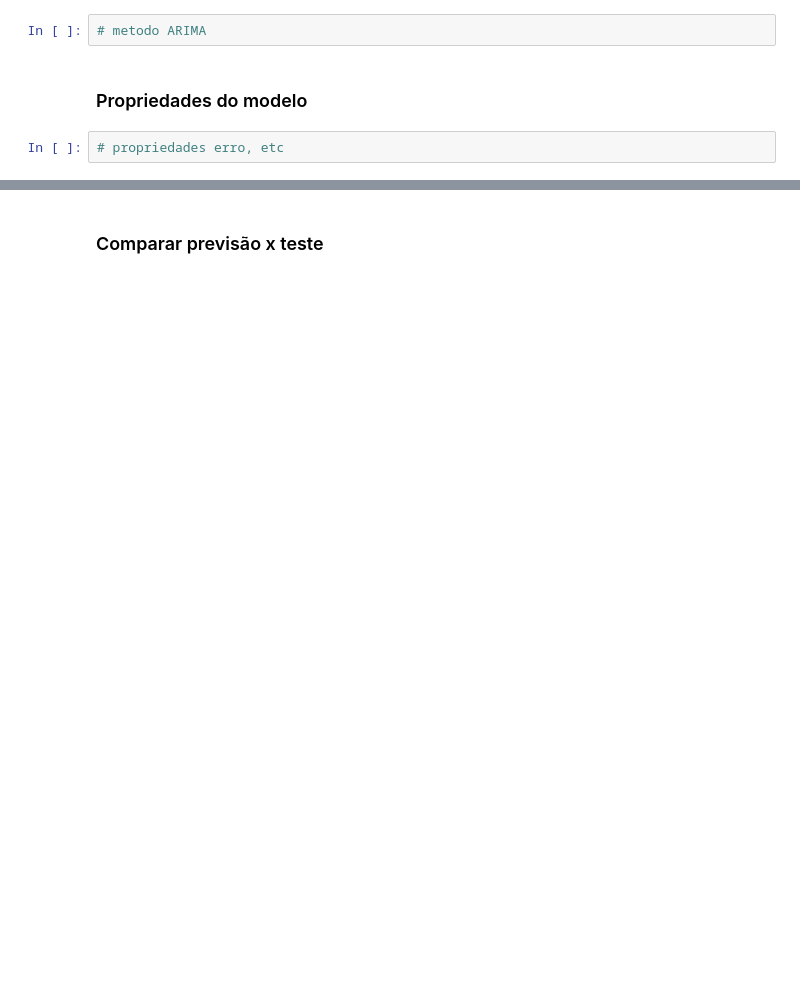
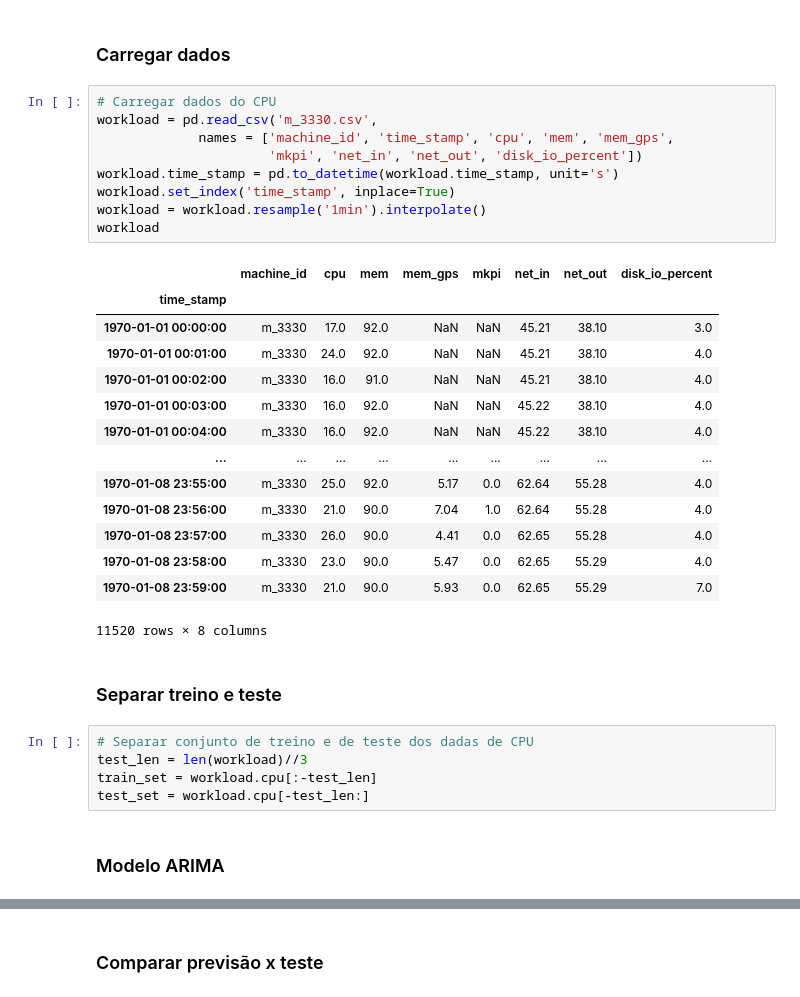
Before and after one commit to dssantos/cloud-predict, a Jupyter notebook: ARIMA.ipynb, the cells around one changed output, grey strips where cells are left out. Saved outputs shown, nothing was run; the diff lists cells and outputs as text; blank space fills up the shorter version.

```diff
--- a/ARIMA.ipynb
+++ b/ARIMA.ipynb
@@ -3,6 +13,35 @@
+# %% [markdown]
+### Carregar dados
 # %%
-# metodo ARIMA
+# Carregar dados do CPU
+workload = pd.read_csv('m_3330.csv',
+             names = ['machine_id', 'time_stamp', 'cpu', 'mem', 'mem_gps',
+                      'mkpi', 'net_in', 'net_out', 'disk_io_percent'])
+workload.time_stamp = pd.to_datetime(workload.time_stamp, unit='s')
+workload.set_index('time_stamp', inplace=True)
+workload = workload.resample('1min').interpolate()
+workload
+# %% [output]
+|  | machine_id | cpu | mem | mem_gps | mkpi | net_in | net_out | disk_io_percent |
+| time_stamp |  |  |  |  |  |  |  |  |
+| 1970-01-01 00:00:00 | m_3330 | 17.0 | 92.0 | NaN | NaN | 45.21 | 38.10 | 3.0 |
+| 1970-01-01 00:01:00 | m_3330 | 24.0 | 92.0 | NaN | NaN | 45.21 | 38.10 | 4.0 |
+| 1970-01-01 00:02:00 | m_3330 | 16.0 | 91.0 | NaN | NaN | 45.21 | 38.10 | 4.0 |
+| 1970-01-01 00:03:00 | m_3330 | 16.0 | 92.0 | NaN | NaN | 45.22 | 38.10 | 4.0 |
+| 1970-01-01 00:04:00 | m_3330 | 16.0 | 92.0 | NaN | NaN | 45.22 | 38.10 | 4.0 |
+| ... | ... | ... | ... | ... | ... | ... | ... | ... |
+| 1970-01-08 23:55:00 | m_3330 | 25.0 | 92.0 | 5.17 | 0.0 | 62.64 | 55.28 | 4.0 |
+| 1970-01-08 23:56:00 | m_3330 | 21.0 | 90.0 | 7.04 | 1.0 | 62.64 | 55.28 | 4.0 |
+| 1970-01-08 23:57:00 | m_3330 | 26.0 | 90.0 | 4.41 | 0.0 | 62.65 | 55.28 | 4.0 |
+| 1970-01-08 23:58:00 | m_3330 | 23.0 | 90.0 | 5.47 | 0.0 | 62.65 | 55.29 | 4.0 |
+| 1970-01-08 23:59:00 | m_3330 | 21.0 | 90.0 | 5.93 | 0.0 | 62.65 | 55.29 | 7.0 |
+11520 rows × 8 columns
-# %% [markdown]
-### Propriedades do modelo
-# %%
-# propriedades erro, etc
+# %% [markdown]
+###  Separar treino e teste
+# %%
+# Separar conjunto de treino e de teste dos dadas de CPU
+test_len = len(workload)//3
+train_set = workload.cpu[:-test_len]
+test_set = workload.cpu[-test_len:]
+# %% [markdown]
+### Modelo ARIMA
```
Also changed, not shown: parts of 13 cells of this notebook, 1 other file.
